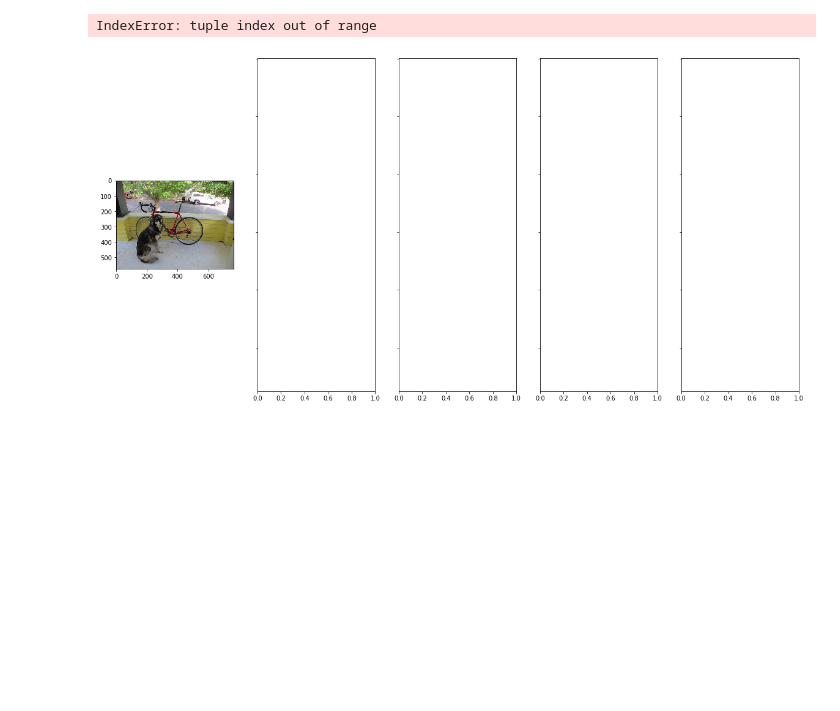
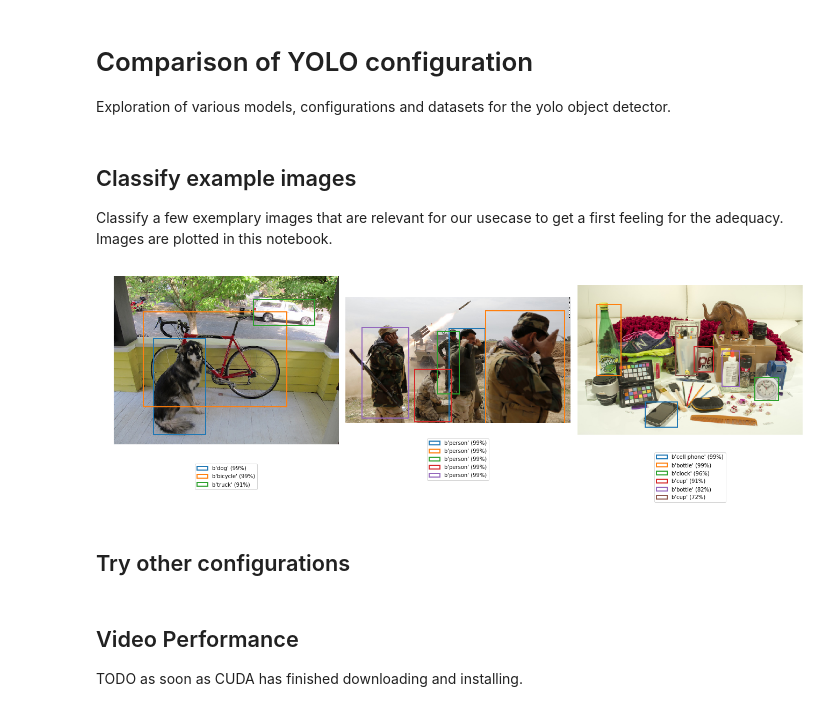
Before and after one commit to ClaasM/GDELTSocialVideo, a Jupyter notebook: object_detector_comparison.ipynb, the cells around one changed output. Cells and saved outputs as stored; diff of their text form; code cells hidden in the pictures; blank space fills up the shorter version.

Commit message:
Continued playing around with object recognition

```diff
--- a/object_detector_comparison.ipynb
+++ b/object_detector_comparison.ipynb
@@ -1,3 +1,6 @@
+# %% [markdown]
+# Comparison of YOLO configuration
+Exploration of various models, configurations and datasets for the yolo object detector.
 # %%
 # Imports (modules and files)
 
@@ -12,6 +17,10 @@ from PIL import Image
 sys.path += [os.getcwd()]
 
 %run darknet_wrapper.py
+# %% [markdown]
+## Classify example images
+Classify a few exemplary images that are relevant for our usecase to get a first feeling for the adequacy.
+Images are plotted in this notebook.
 # %%
 # Initialize classifier
 net, meta = initialize_classifier(config="cfg/yolov3.cfg", weights="weights/yolov3.weights", data="cfg/coco.data")
@@ -29,34 +38,40 @@ for image in images:
     f.value += 1
 # %%
 # Plot Results
-def plot_result(ax, image, results):
+def plot_result(ax, image, result):
     # Draw bounding boxes into the image
     im = np.array(Image.open(image), dtype=np.uint8)
     # Display the image
     ax.imshow(im)
+    ax.set_axis_off()
     # Create a Rectangle patch
     index = 0
-    for result in results:
+    for entity in result:
         # format is (class, probability (x,y,width, height)) ANKERED IN THE CENTER!
-        width, height = result[2][2], result[2][3]
-        x,y = result[2][0]-(width/2), result[2][1]-(height/2)
+        width, height = entity[2][2], entity[2][3]
+        x,y = entity[2][0]-(width/2), entity[2][1]-(height/2)
         rect = patches.Rectangle((x,y),width, height,
                                  linewidth=2,
                                  edgecolor='C' + str(index%10),
                                  facecolor='none',
-                                 label="%s (%d%%)" % (result[0], int(result[1]*100)))
+                                 label="%s (%d%%)" % (entity[0], int(entity[1]*100)))
         ax.add_patch(rect)
         index += 1
 
     ax.legend(loc=9, bbox_to_anchor=(0.5, -0.1))
 
-_, axarr = plt.subplots(1, len(images), sharey=True, figsize=(20,10))
+_, axarr = plt.subplots(1, len(images), figsize=(20,20))
 for ax, result, image in zip(axarr, results, images):
     image_dir = yolo_images_dir + "/" + image
-    plot_result(ax, image_dir, results)
+    plot_result(ax, image_dir, result)
     f.value += 1
 
+plt.subplots_adjust(wspace=.03, hspace=.03, left=0.01)
 plt.show()
 # %% [output]
-IndexError: tuple index out of range
-[figure, old version]
+[figure, new version]
+# %% [markdown]
+## Try other configurations
+# %% [markdown]
+## Video Performance
+TODO as soon as CUDA has finished downloading and installing.
```
Also changed, not shown: parts of 1 cell of this notebook, 3 other files.
